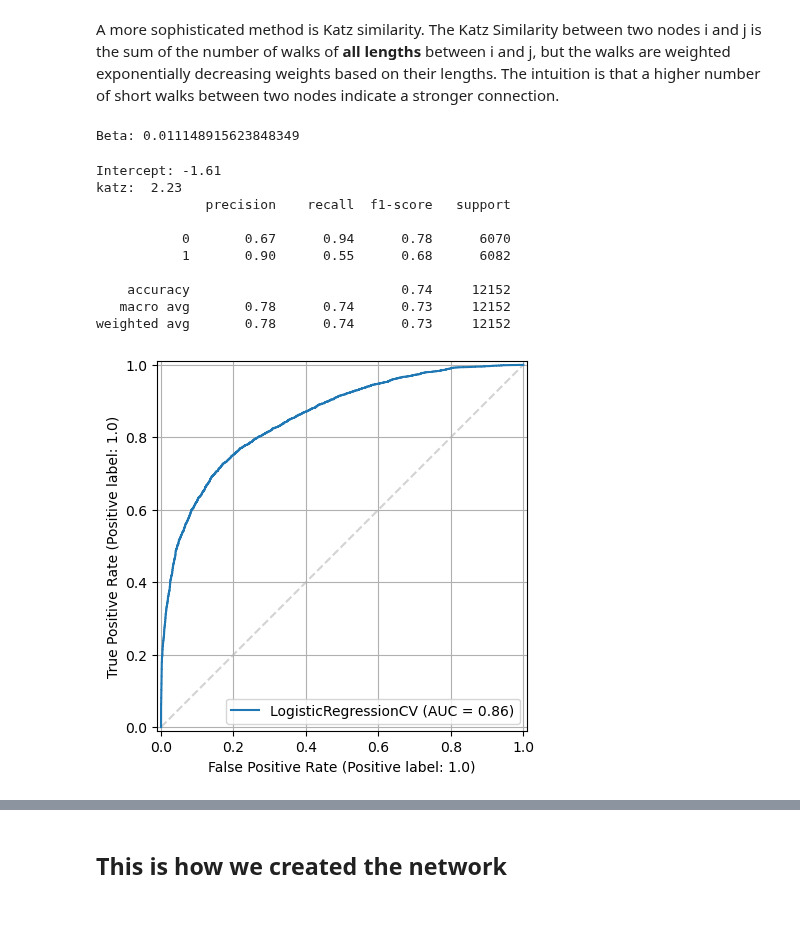
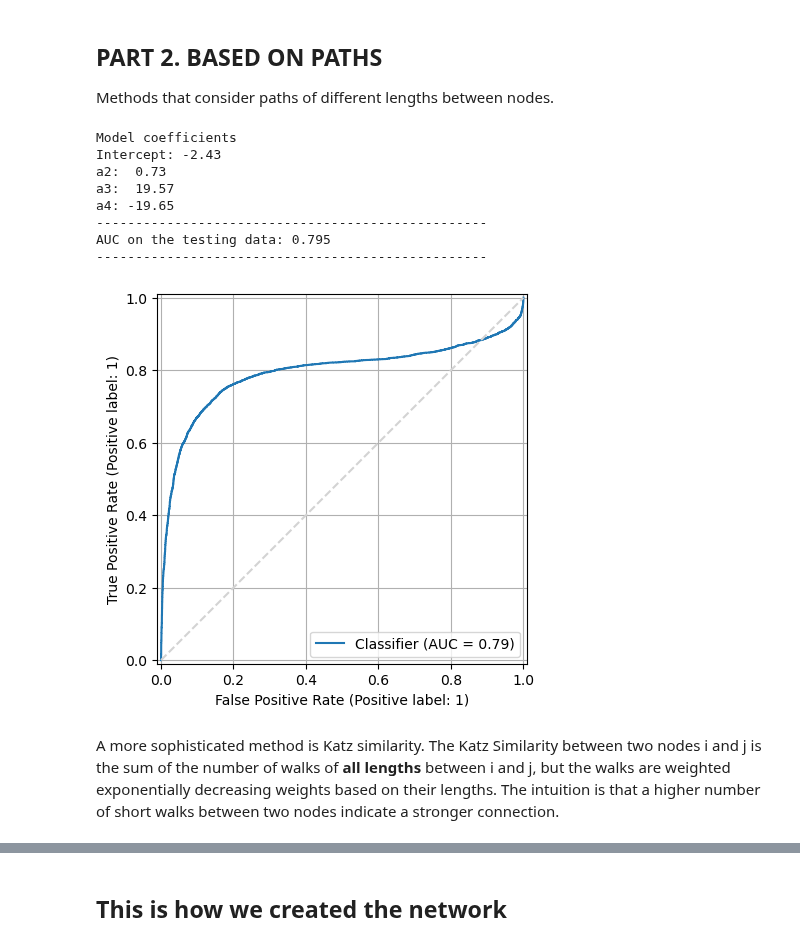
Before and after one commit to jgarciab/NetworkScience, a Jupyter notebook: Practicals/day3/day3b_link_prediction.ipynb, the cells around one changed output, grey strips where cells are left out. Cells and saved outputs as stored; diff of their text form; code cells hidden in the pictures; blank space fills up the shorter version.

```diff
--- a/Practicals/day3/day3b_link_prediction.ipynb
+++ b/Practicals/day3/day3b_link_prediction.ipynb
@@ -318,38 +218,26 @@ weighted avg       0.83      0.80      0.80     12152
+# %% [markdown]
+## PART 2. BASED ON PATHS
+Methods that consider paths of different lengths between nodes.
+# %%
+# %%---------------------------------------------------------------------------
+# Path-count features (A², A³, …)  ──────────────────────────────────
+# -----------------------------------------------------------------------------
+A      = nx.to_numpy_array(G)
+A2, A3, A4 = A@A, A@A@A, A@A@A@A   # paths of length 2/3/4
+np.fill_diagonal(A2, 0), np.fill_diagonal(A3, 0), np.fill_diagonal(A4, 0)
+
+df_tmp = df_edgelist.copy()
+df_tmp["a2"], df_tmp["a3"], df_tmp["a4"] = A2.flatten(), A3.flatten(), A4.flatten()
+df_no_loops["paths"] = create_predictions(df_tmp, df_test, ["a2", "a3", "a4"])
+# %% [output]
+Model coefficients
+Intercept: -2.43
+a2:  0.73
+a3:  19.57
+a4: -19.65
+--------------------------------------------------
+AUC on the testing data: 0.795
+--------------------------------------------------
+[figure, added]
 # %% [markdown]
 A more sophisticated method is Katz similarity. The Katz Similarity between two nodes i and j is the sum of the number of walks of __all lengths__ between i and j, but the walks are weighted exponentially decreasing weights based on their lengths. The intuition is that a higher number of short walks between two nodes indicate a stronger connection.
-# %%
-def katz_similarity(g, beta=None, safety=0.95):
-    A = nx.to_numpy_array(G)
-    if beta is None:
-        lam_max = max(abs(np.linalg.eigvals(A)))
-        beta = safety / lam_max              # safety < 1 for convergence
-    I  = np.eye(A.shape[0])
-    S  = np.linalg.inv(I - beta*A) - I
-    print(f"Beta: {beta}")
-    return S, beta
-
-
-ks = katz_similarity(G)
-
-# Put it into a nice format
-df_edgelist2 = df_edgelist.copy()
-df_edgelist2["katz"] = np.array(ks[0]).reshape(-1)
-# %% [output]
-Beta: 0.011148915623848349
-# %%
-# create predictions (solver="saga" is slower, but converges)
-prob_jac = create_predictions(df_edgelist2, df_test, columns=["katz"])#, solver="saga")
-# save the probabilities for later (stacking algorithms)
-df_edgelist_no_self_loops["katz"] = prob_jac
-# %% [output]
-Intercept: -1.61
-katz:  2.23
-              precision    recall  f1-score   support
-
-           0       0.67      0.94      0.78      6070
-           1       0.90      0.55      0.68      6082
-
-    accuracy                           0.74     12152
-   macro avg       0.78      0.74      0.73     12152
-weighted avg       0.78      0.74      0.73     12152
-[figure, removed]
```
Also changed, not shown: parts of 66 cells of this notebook.
